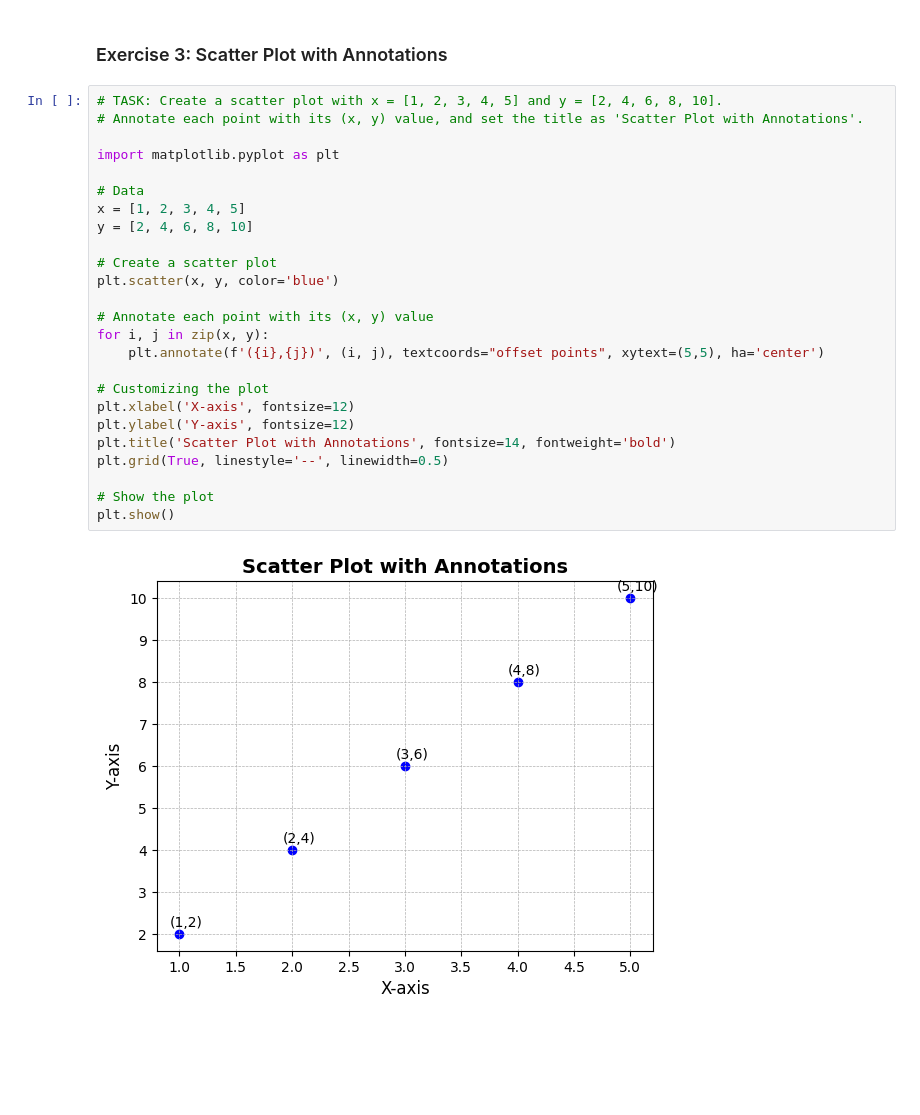
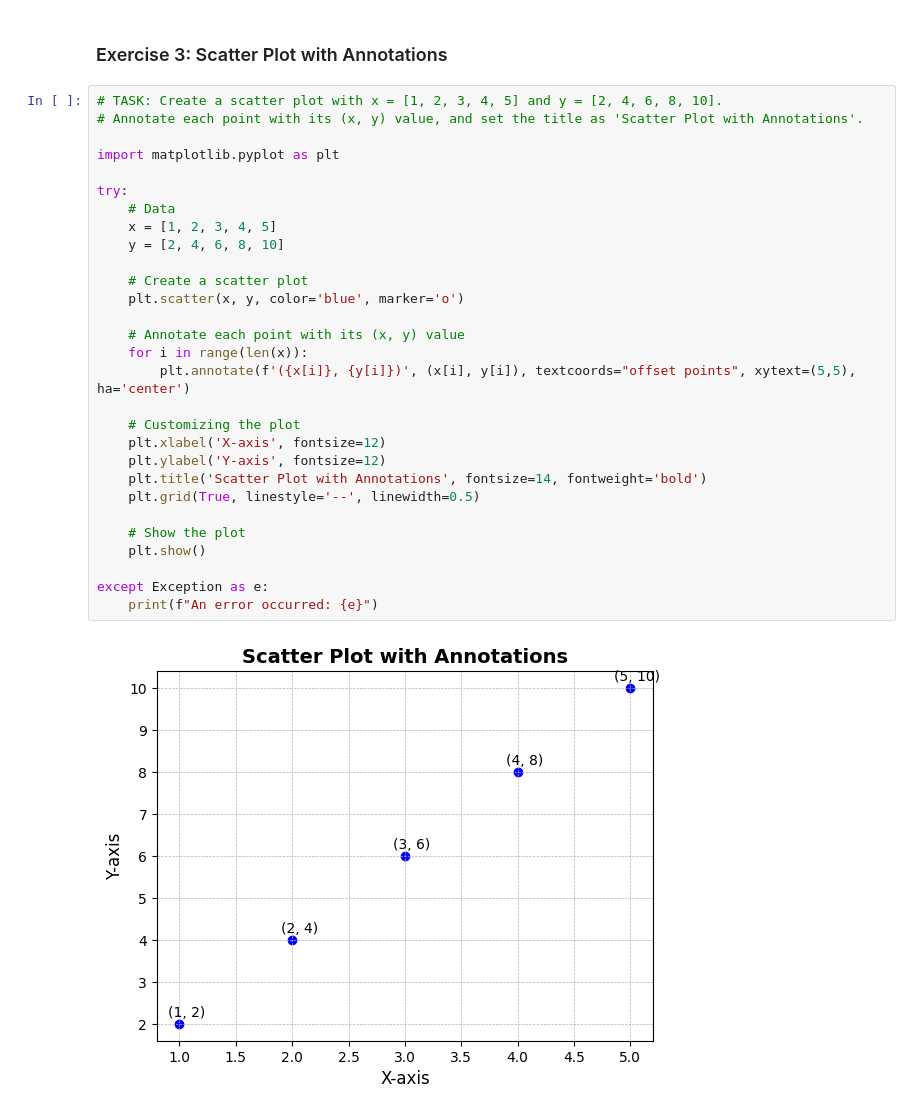
Before and after one commit to HarshithaJGitHub/python-jupyter-template, a Jupyter notebook: src/3-scatter-plot.ipynb, the cells around one changed output. Saved outputs shown, nothing was run; the diff lists cells and outputs as text; blank space fills up the shorter version.

Commit message:
scatter done

```diff
--- a/src/3-scatter-plot.ipynb
+++ b/src/3-scatter-plot.ipynb
@@ -3,27 +3,31 @@
 # %%
 # TASK: Create a scatter plot with x = [1, 2, 3, 4, 5] and y = [2, 4, 6, 8, 10].
 # Annotate each point with its (x, y) value, and set the title as 'Scatter Plot with Annotations'.
 
 import matplotlib.pyplot as plt
 
-# Data
-x = [1, 2, 3, 4, 5]
-y = [2, 4, 6, 8, 10]
+try:
+    # Data
+    x = [1, 2, 3, 4, 5]
+    y = [2, 4, 6, 8, 10]
 
-# Create a scatter plot
-plt.scatter(x, y, color='blue')
+    # Create a scatter plot
+    plt.scatter(x, y, color='blue', marker='o')
 
-# Annotate each point with its (x, y) value
-for i, j in zip(x, y):
-    plt.annotate(f'({i},{j})', (i, j), textcoords="offset points", xytext=(5,5), ha='center')
+    # Annotate each point with its (x, y) value
+    for i in range(len(x)):
+        plt.annotate(f'({x[i]}, {y[i]})', (x[i], y[i]), textcoords="offset points", xytext=(5,5), ha='center')
 
-# Customizing the plot
-plt.xlabel('X-axis', fontsize=12)
-plt.ylabel('Y-axis', fontsize=12)
-plt.title('Scatter Plot with Annotations', fontsize=14, fontweight='bold')
-plt.grid(True, linestyle='--', linewidth=0.5)
+    # Customizing the plot
+    plt.xlabel('X-axis', fontsize=12)
+    plt.ylabel('Y-axis', fontsize=12)
+    plt.title('Scatter Plot with Annotations', fontsize=14, fontweight='bold')
+    plt.grid(True, linestyle='--', linewidth=0.5)
 
-# Show the plot
-plt.show()
+    # Show the plot
+    plt.show()
+
+except Exception as e:
+    print(f"An error occurred: {e}")
 # %% [output]
-[figure, old version]
+[figure, new version]
```
